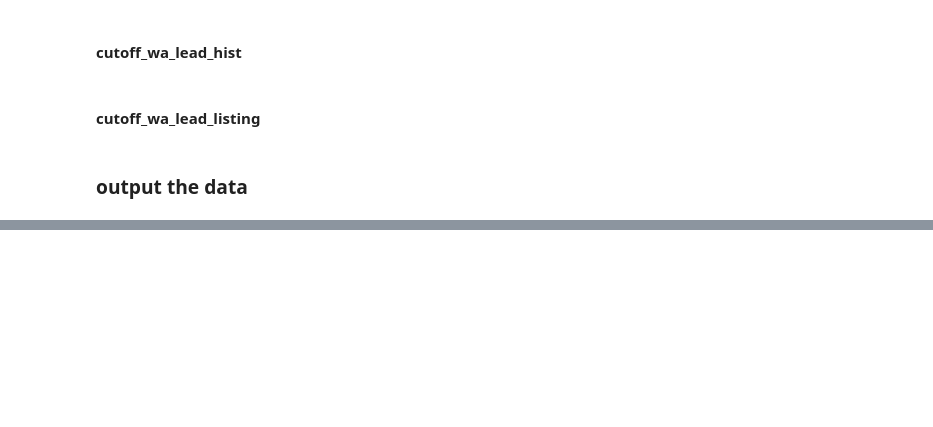
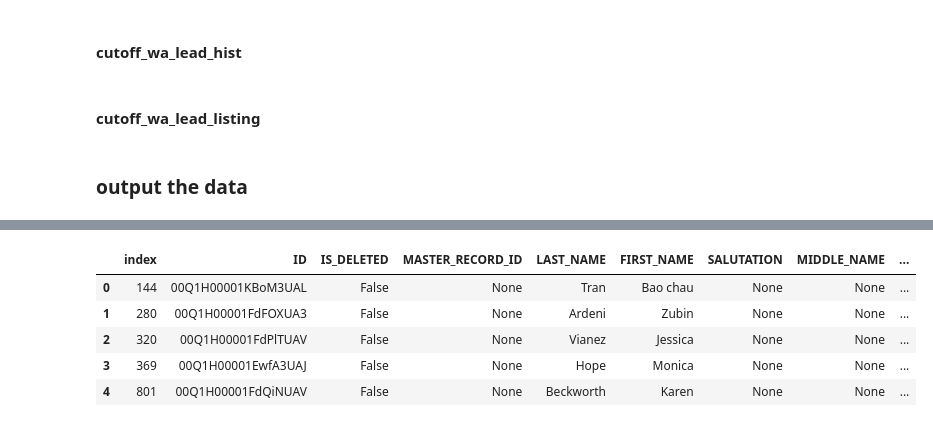
Before and after one commit to endpointclosing/lead-scoring, a Jupyter notebook: notebooks/data_prep_and_feature_engineering.ipynb, the cells around one changed output, grey strips where cells are left out. Saved outputs shown, nothing was run; the diff lists cells and outputs as text; code cells hidden in the pictures; blank space fills up the shorter version.

```diff
--- a/notebooks/data_prep_and_feature_engineering.ipynb
+++ b/notebooks/data_prep_and_feature_engineering.ipynb
@@ -229,0 +450,11 @@ cutoff_wa_lead_listing = wa_lead_listing[pd.to_datetime(wa_lead_listing["ACTIVE_
+# %%
+cutoff_wa_lead_acs_all = cutoff_wa_lead.merge(acs_overall, how = "left", on = "POSTAL_CODE")
+# %%
+cutoff_wa_lead_acs_all.head()
+# %% [output]
+|  | index | ID | IS_DELETED | MASTER_RECORD_ID | LAST_NAME | FIRST_NAME | SALUTATION | MIDDLE_NAME | ... |
+| 0 | 144 | 00Q1H00001KBoM3UAL | False | None | Tran | Bao chau | None | None | ... |
+| 1 | 280 | 00Q1H00001FdFOXUA3 | False | None | Ardeni | Zubin | None | None | ... |
+| 2 | 320 | 00Q1H00001FdPlTUAV | False | None | Vianez | Jessica | None | None | ... |
+| 3 | 369 | 00Q1H00001EwfA3UAJ | False | None | Hope | Monica | None | None | ... |
+| 4 | 801 | 00Q1H00001FdQiNUAV | False | None | Beckworth | Karen | None | None | ... |
```
Also changed, not shown: parts of 38 cells of this notebook.
